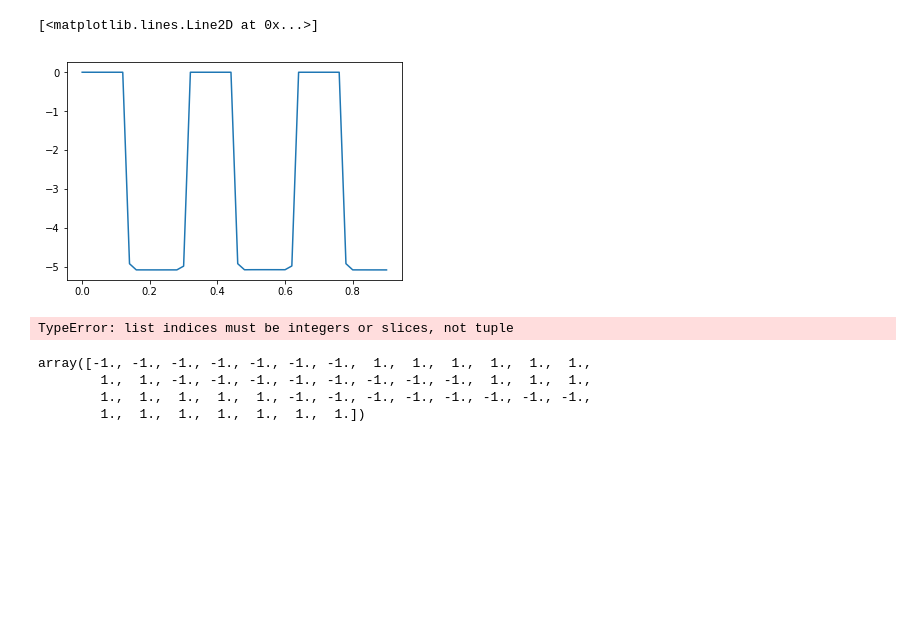
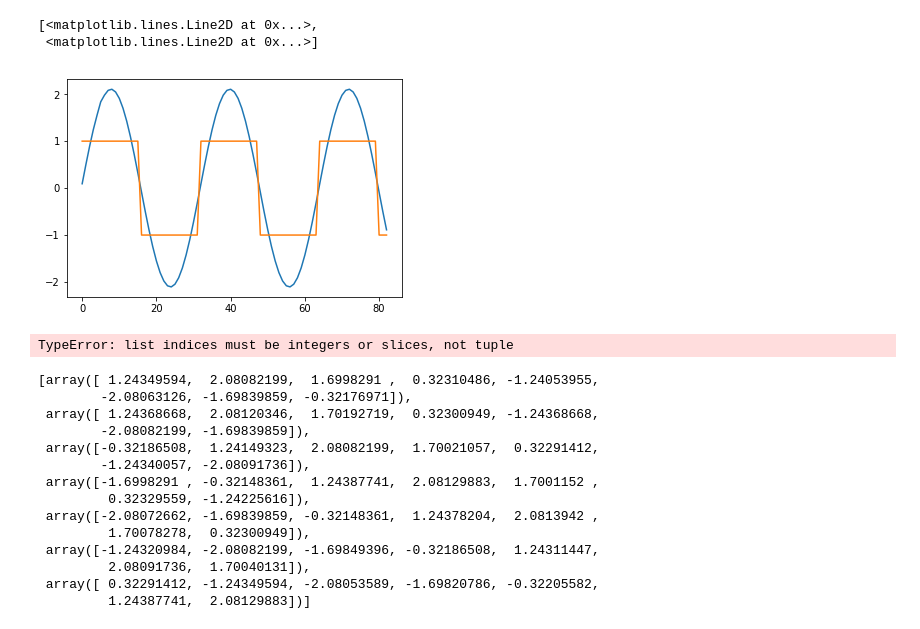
Before and after one commit to ccucumber/verdeta-lockin, a Jupyter notebook: analizaza.ipynb, the cells around one changed output. Cells and saved outputs as stored; diff of their text form; code cells hidden in the pictures; blank space fills up the shorter version.

```diff
--- a/analizaza.ipynb
+++ b/analizaza.ipynb
@@ -23,20 +32,32 @@ plt.savefig('digital.png')
 <Figure size 432x288 with 0 Axes>
-# %%
-plt.plot(dane[0:100,0],y[0:100])
-# %% [output]
-[<matplotlib.lines.Line2D at 0x...>]
-[figure, removed]
+# %%
+plt.plot(range(len(dane[:,0])),dane[:,0],range(len(dane[:,1])),dane[:,1])
+# %% [output]
+[<matplotlib.lines.Line2D at 0x...>,
+ <matplotlib.lines.Line2D at 0x...>]
+[figure, added]
 # %%
 [[0.0, 0, False, False], [0.0, 1, False, False], [0.0, 2, False, False], [0.0, 3, False, False], [0.0, 4, False, False], [0.0, 5, False, False]][]
 # %% [output]
 TypeError: list indices must be integers or slices, not tuple
-# %%
-2*(z-0.5)
-# %% [output]
-array([-1., -1., -1., -1., -1., -1., -1.,  1.,  1.,  1.,  1.,  1.,  1.,
-        1.,  1., -1., -1., -1., -1., -1., -1., -1., -1.,  1.,  1.,  1.,
-        1.,  1.,  1.,  1.,  1., -1., -1., -1., -1., -1., -1., -1., -1.,
-        1.,  1.,  1.,  1.,  1.,  1.,  1.])
+# %%
+#np.mean()
+np.array_split(dane[:,0],8)
+# %% [output]
+[array([ 1.24349594,  2.08082199,  1.6998291 ,  0.32310486, -1.24053955,
+        -2.08063126, -1.69839859, -0.32176971]),
+ array([ 1.24368668,  2.08120346,  1.70192719,  0.32300949, -1.24368668,
+        -2.08082199, -1.69839859]),
+ array([-0.32186508,  1.24149323,  2.08082199,  1.70021057,  0.32291412,
+        -1.24340057, -2.08091736]),
+ array([-1.6998291 , -0.32148361,  1.24387741,  2.08129883,  1.7001152 ,
+         0.32329559, -1.24225616]),
+ array([-2.08072662, -1.69839859, -0.32148361,  1.24378204,  2.0813942 ,
+         1.70078278,  0.32300949]),
+ array([-1.24320984, -2.08082199, -1.69849396, -0.32186508,  1.24311447,
+         2.08091736,  1.70040131]),
+ array([ 0.32291412, -1.24349594, -2.08053589, -1.69820786, -0.32205582,
+         1.24387741,  2.08129883])]
 # %%
 
 
```
Also changed, not shown: parts of 3 cells of this notebook, 2 other files.
